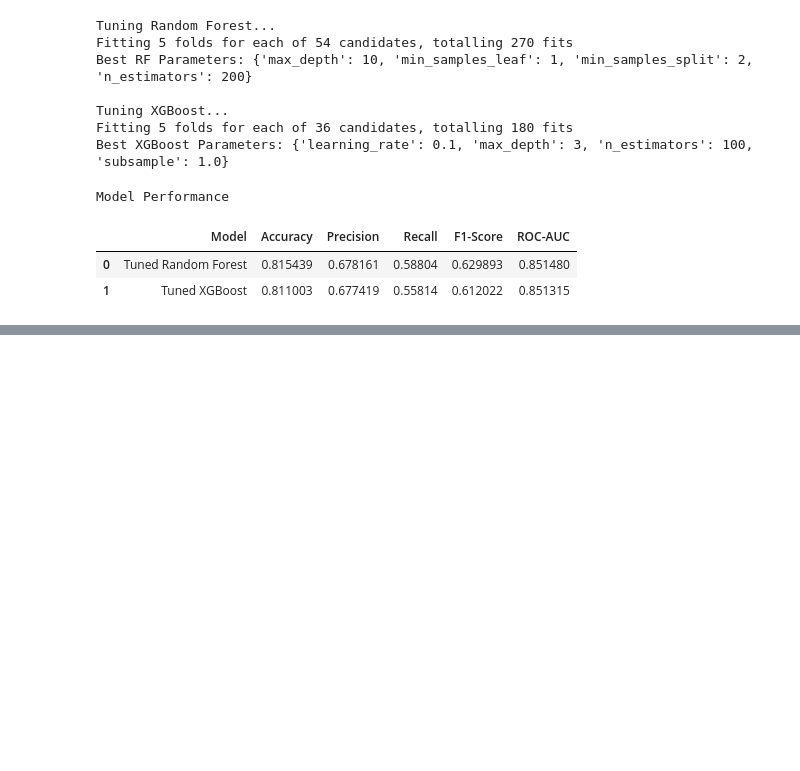
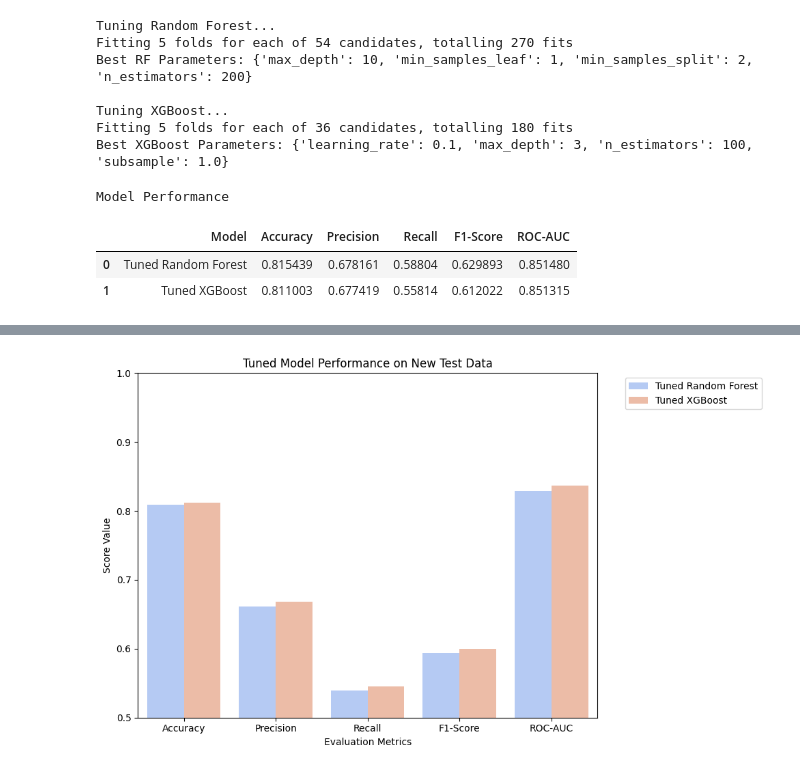
Before and after one commit to Aravindmu/Supervised-Learning-, a Jupyter notebook: Supervised_Learning.ipynb, the cells around one changed output, grey strips where cells are left out. Drawn from its saved outputs; the diff is of its cells as text; code cells hidden in the pictures; blank space fills up the shorter version.

```diff
--- a/Supervised_Learning.ipynb
+++ b/Supervised_Learning.ipynb
@@ -520,0 +663,27 @@ Model Performance
+# %%
+
+
+tuned_models_test = {
+    'Tuned Random Forest': best_rf,
+    'Tuned XGBoost': best_xgb
+}
+
+tuned_results_test = []
+
+for name, model in tuned_models_test.items():
+
+    y_pred_test = model.predict(X_test_final_aligned)
+    y_prob_test = model.predict_proba(X_test_final_aligned)[:, 1]
+
+    tuned_results_test.append({
+        'Model': name,
+        'Accuracy': accuracy_score(y_test_final, y_pred_test),
+        'Precision': precision_score(y_test_final, y_pred_test),
+        'Recall': recall_score(y_test_final, y_pred_test),
+        'F1-Score': f1_score(y_test_final, y_pred_test),
+        'ROC-AUC': roc_auc_score(y_test_final, y_prob_test)
+    })
+
+df_tuned_test = pd.DataFrame(tuned_results_test)
+print("--- Tuned Model Performance on New Test Data ---")
+display(df_tuned_test)
@@ -520,0 +695,16 @@ Model Performance
+# %%
+
+
+df_melted_tuned_test = df_tuned_test.melt(id_vars='Model', var_name='Metric', value_name='Score')
+
+plt.figure(figsize=(10, 6))
+sns.barplot(data=df_melted_tuned_test, x='Metric', y='Score', hue='Model', palette='coolwarm')
+plt.ylim(0.5, 1.0)
+plt.title('Tuned Model Performance on New Test Data')
+plt.ylabel('Score Value')
+plt.xlabel('Evaluation Metrics')
+plt.legend(bbox_to_anchor=(1.05, 1), loc='upper left')
+plt.tight_layout()
+plt.show()
+# %% [output]
+[figure, added]
```
Also changed, not shown: parts of 6 cells of this notebook.
